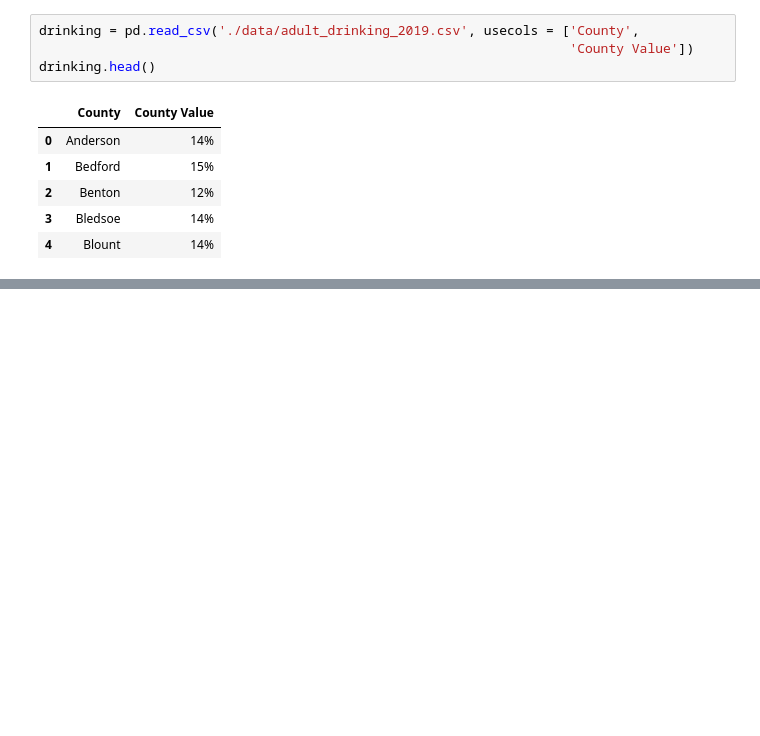
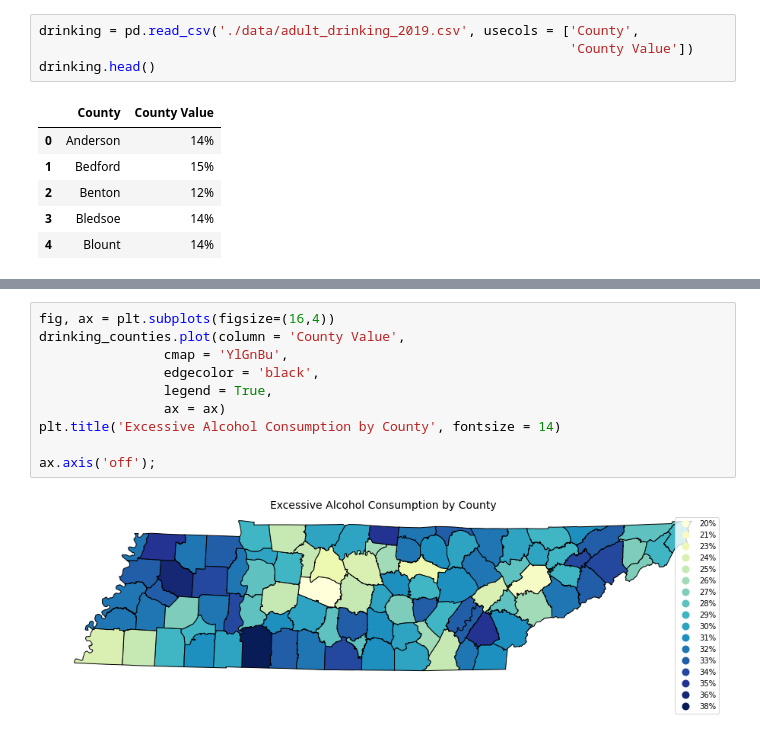
Before and after one commit to abcarlisle22/smile-on-lava-girl, a Jupyter notebook: smile_maps.ipynb, the cells around one changed output, grey strips where cells are left out. Cells and saved outputs as stored; diff of their text form; blank space fills up the shorter version.

```diff
--- a/smile_maps.ipynb
+++ b/smile_maps.ipynb
@@ -164,0 +153,12 @@ obesity_counties.head()
+# %%
+fig, ax = plt.subplots(figsize=(16,4))
+drinking_counties.plot(column = 'County Value',
+                cmap = 'YlGnBu',
+                edgecolor = 'black',
+                legend = True,
+                ax = ax)
+plt.title('Excessive Alcohol Consumption by County', fontsize = 14)
+
+ax.axis('off');
+# %% [output]
+[figure, added]
```
Also changed, not shown: parts of 9 cells of this notebook.
